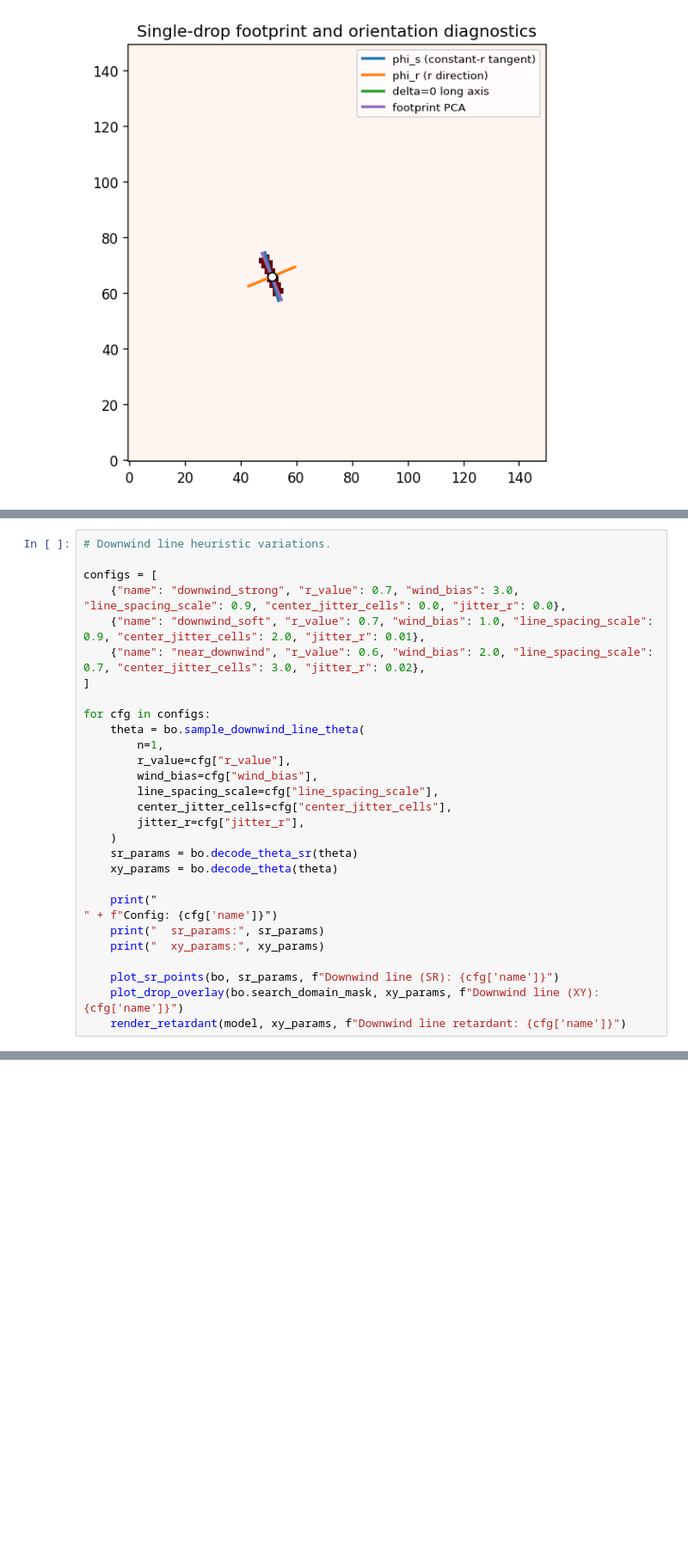
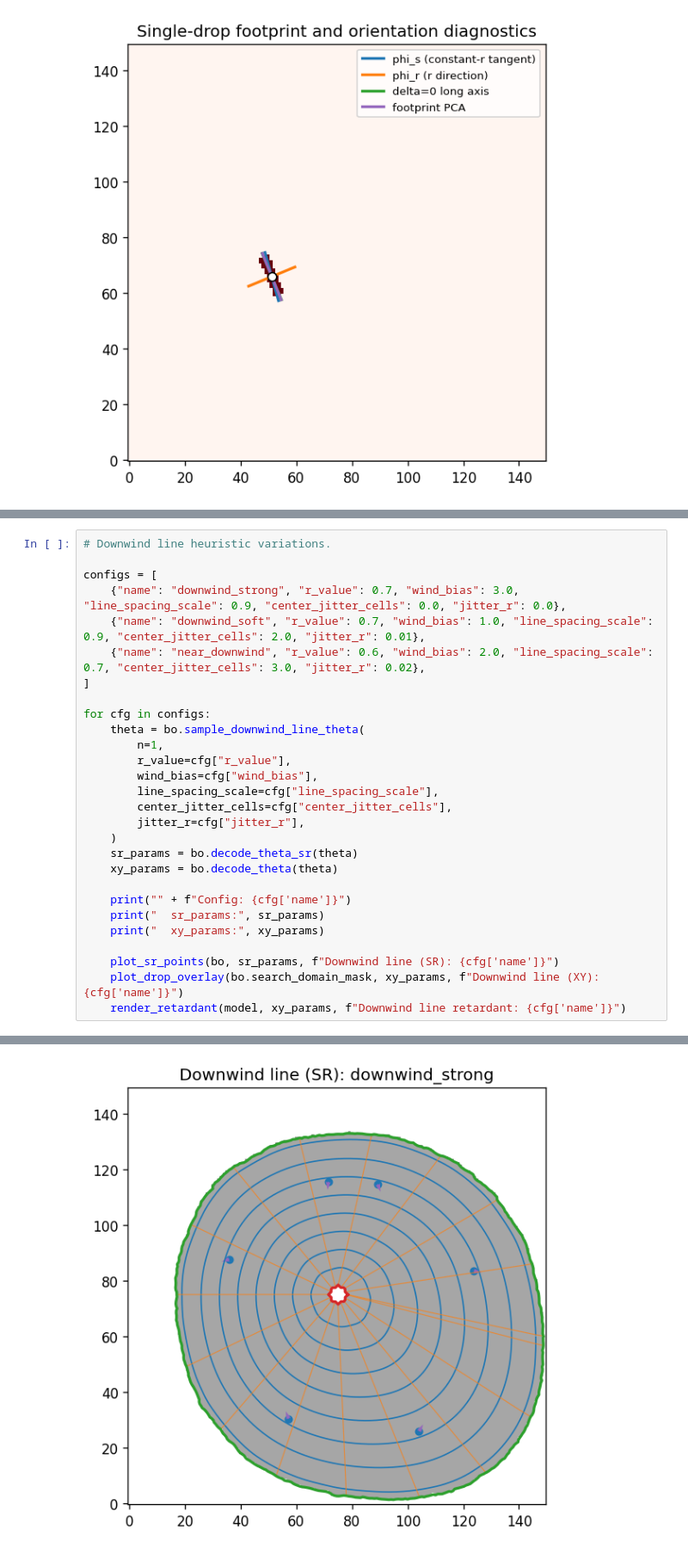
Before and after one commit to joshgreenwa/PyroFinsler, a Jupyter notebook: end_to_end_polar_BO_small.ipynb, the cells around one changed output, grey strips where cells are left out. Shown at 86% size. Drawn from its saved outputs; the diff is of its cells as text; blank space fills up the shorter version.

```diff
--- a/end_to_end_polar_BO_small.ipynb
+++ b/end_to_end_polar_BO_small.ipynb
@@ -607,8 +608,7 @@ for cfg in configs:
     sr_params = bo.decode_theta_sr(theta)
     xy_params = bo.decode_theta(theta)
 
-    print("
-" + f"Config: {cfg['name']}")
+    print("" + f"Config: {cfg['name']}")
     print("  sr_params:", sr_params)
     print("  xy_params:", xy_params)
 
@@ -619,0 +632 @@ SyntaxError: unterminated string literal (detected at line 21) (2685206481.py, l
+[figure, added]
```
Also changed, not shown: parts of 7 cells of this notebook, 2 other files.
